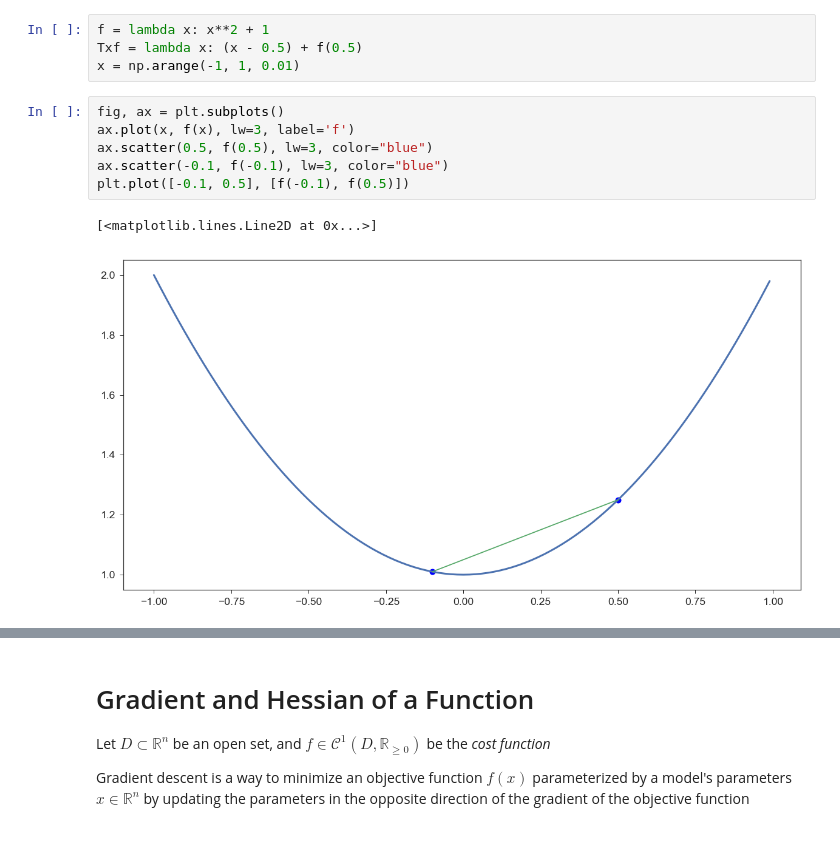
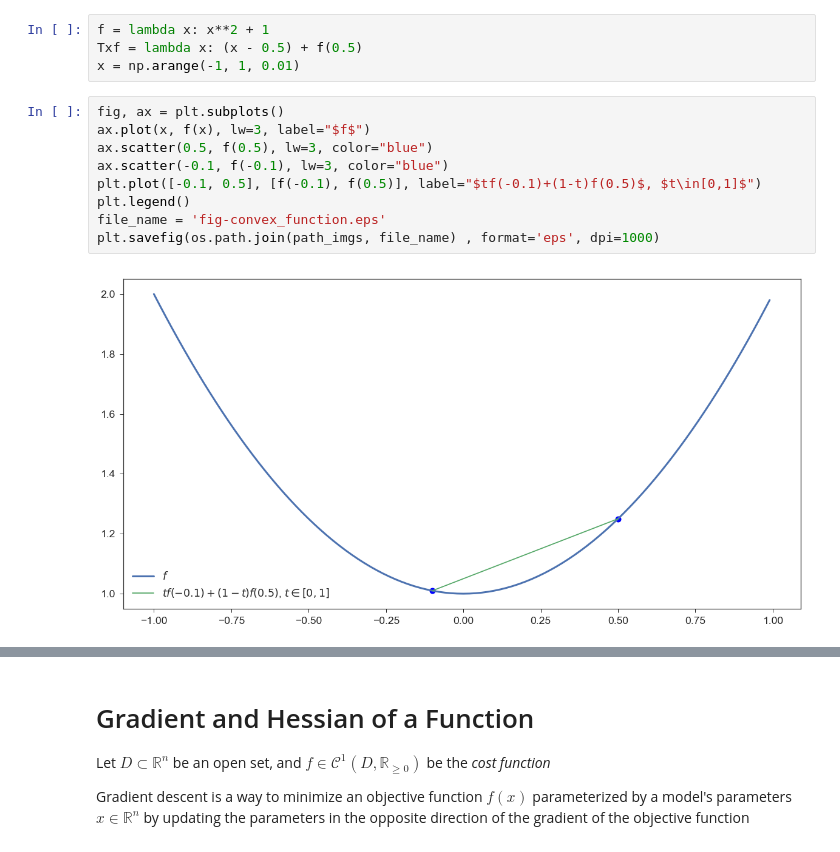
Before and after one commit to hsteinshiromoto/book.optimisation, a Jupyter notebook: src/notebooks/momentum.ipynb, the cells around one changed output, grey strips where cells are left out. Saved outputs shown, nothing was run; the diff lists cells and outputs as text.

```diff
--- a/src/notebooks/momentum.ipynb
+++ b/src/notebooks/momentum.ipynb
@@ -35,13 +35,15 @@ Txf = lambda x: (x - 0.5) + f(0.5)
 x = np.arange(-1, 1, 0.01)
 # %%
 fig, ax = plt.subplots()
-ax.plot(x, f(x), lw=3, label='f')
+ax.plot(x, f(x), lw=3, label="$f$")
 ax.scatter(0.5, f(0.5), lw=3, color="blue")
 ax.scatter(-0.1, f(-0.1), lw=3, color="blue")
-plt.plot([-0.1, 0.5], [f(-0.1), f(0.5)])
+plt.plot([-0.1, 0.5], [f(-0.1), f(0.5)], label="$tf(-0.1)+(1-t)f(0.5)$, $t\in[0,1]$")
+plt.legend()
+file_name = 'fig-convex_function.eps'
+plt.savefig(os.path.join(path_imgs, file_name) , format='eps', dpi=1000)
 # %% [output]
-[<matplotlib.lines.Line2D at 0x...>]
-[figure, old version]
+[figure, new version]
 # %%
 
 
```
Also changed, not shown: parts of 1 cell of this notebook, 2 other files.
